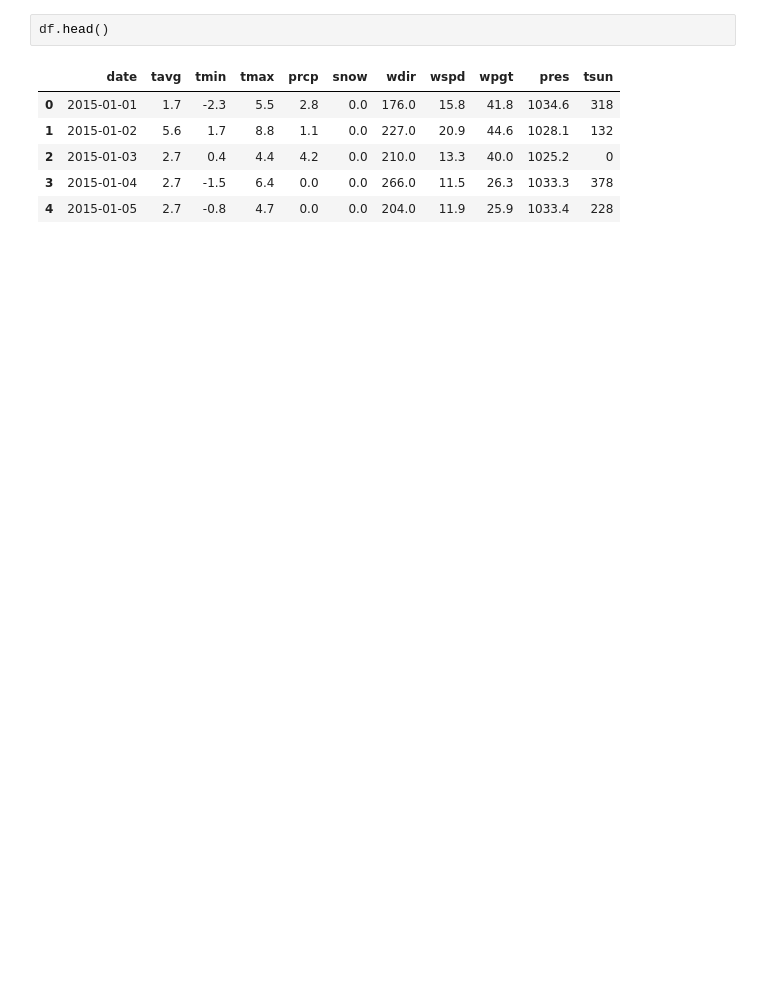
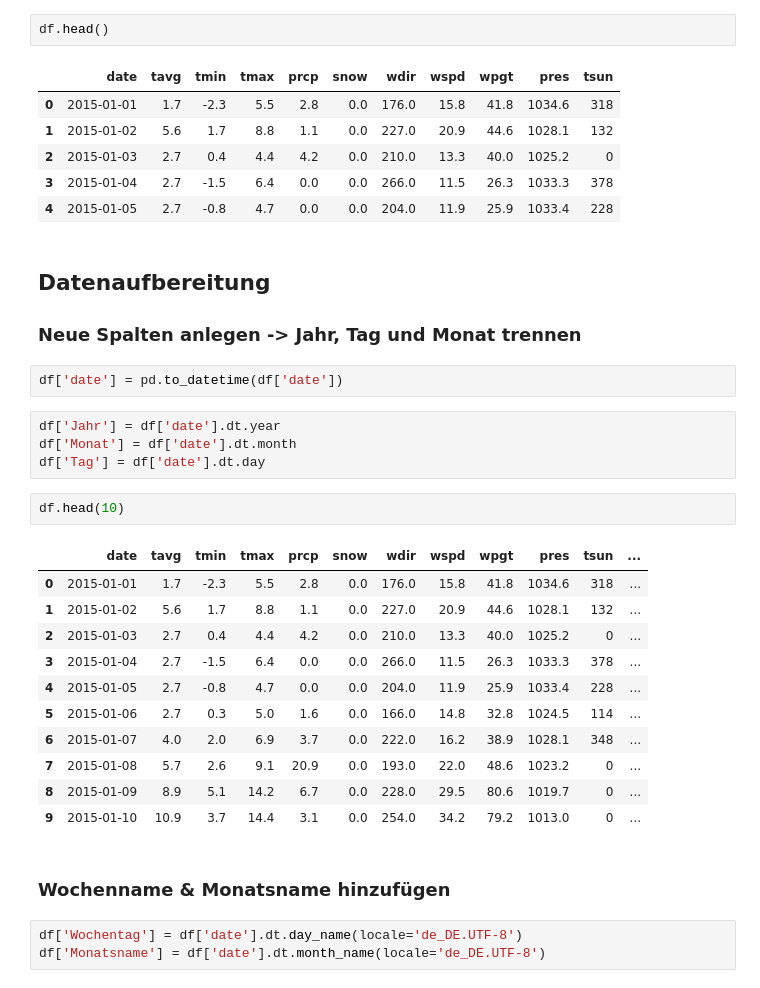
Before and after one commit to marcwiemann/Angewandte_ProgrammierungSS23, a Jupyter notebook: main.ipynb, the cells around one changed output. Drawn from its saved outputs; the diff is of its cells as text; blank space fills up the shorter version.

```diff
--- a/main.ipynb
+++ b/main.ipynb
@@ -20,3 +21,31 @@ df.head()
 | 2 | 2015-01-03 | 2.7 | 0.4 | 4.4 | 4.2 | 0.0 | 210.0 | 13.3 | 40.0 | 1025.2 | 0 |
 | 3 | 2015-01-04 | 2.7 | -1.5 | 6.4 | 0.0 | 0.0 | 266.0 | 11.5 | 26.3 | 1033.3 | 378 |
 | 4 | 2015-01-05 | 2.7 | -0.8 | 4.7 | 0.0 | 0.0 | 204.0 | 11.9 | 25.9 | 1033.4 | 228 |
+# %% [markdown]
+## Datenaufbereitung
+### Neue Spalten anlegen -> Jahr, Tag und Monat trennen
+# %%
+df['date'] = pd.to_datetime(df['date'])
+# %%
+df['Jahr'] = df['date'].dt.year
+df['Monat'] = df['date'].dt.month
+df['Tag'] = df['date'].dt.day
+# %%
+df.head(10)
+# %% [output]
+|  | date | tavg | tmin | tmax | prcp | snow | wdir | wspd | wpgt | pres | tsun | ... |
+| 0 | 2015-01-01 | 1.7 | -2.3 | 5.5 | 2.8 | 0.0 | 176.0 | 15.8 | 41.8 | 1034.6 | 318 | ... |
+| 1 | 2015-01-02 | 5.6 | 1.7 | 8.8 | 1.1 | 0.0 | 227.0 | 20.9 | 44.6 | 1028.1 | 132 | ... |
+| 2 | 2015-01-03 | 2.7 | 0.4 | 4.4 | 4.2 | 0.0 | 210.0 | 13.3 | 40.0 | 1025.2 | 0 | ... |
+| 3 | 2015-01-04 | 2.7 | -1.5 | 6.4 | 0.0 | 0.0 | 266.0 | 11.5 | 26.3 | 1033.3 | 378 | ... |
+| 4 | 2015-01-05 | 2.7 | -0.8 | 4.7 | 0.0 | 0.0 | 204.0 | 11.9 | 25.9 | 1033.4 | 228 | ... |
+| 5 | 2015-01-06 | 2.7 | 0.3 | 5.0 | 1.6 | 0.0 | 166.0 | 14.8 | 32.8 | 1024.5 | 114 | ... |
+| 6 | 2015-01-07 | 4.0 | 2.0 | 6.9 | 3.7 | 0.0 | 222.0 | 16.2 | 38.9 | 1028.1 | 348 | ... |
+| 7 | 2015-01-08 | 5.7 | 2.6 | 9.1 | 20.9 | 0.0 | 193.0 | 22.0 | 48.6 | 1023.2 | 0 | ... |
+| 8 | 2015-01-09 | 8.9 | 5.1 | 14.2 | 6.7 | 0.0 | 228.0 | 29.5 | 80.6 | 1019.7 | 0 | ... |
+| 9 | 2015-01-10 | 10.9 | 3.7 | 14.4 | 3.1 | 0.0 | 254.0 | 34.2 | 79.2 | 1013.0 | 0 | ... |
+# %% [markdown]
+### Wochenname & Monatsname hinzufügen
+# %%
+df['Wochentag'] = df['date'].dt.day_name(locale='de_DE.UTF-8')
+df['Monatsname'] = df['date'].dt.month_name(locale='de_DE.UTF-8')
```
Also changed, not shown: parts of 12 cells of this notebook.
